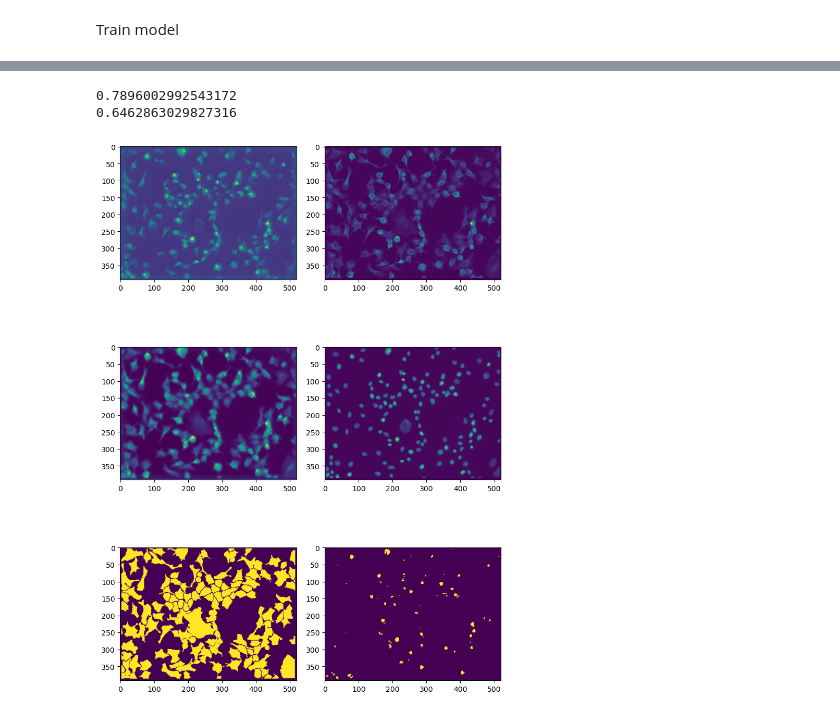
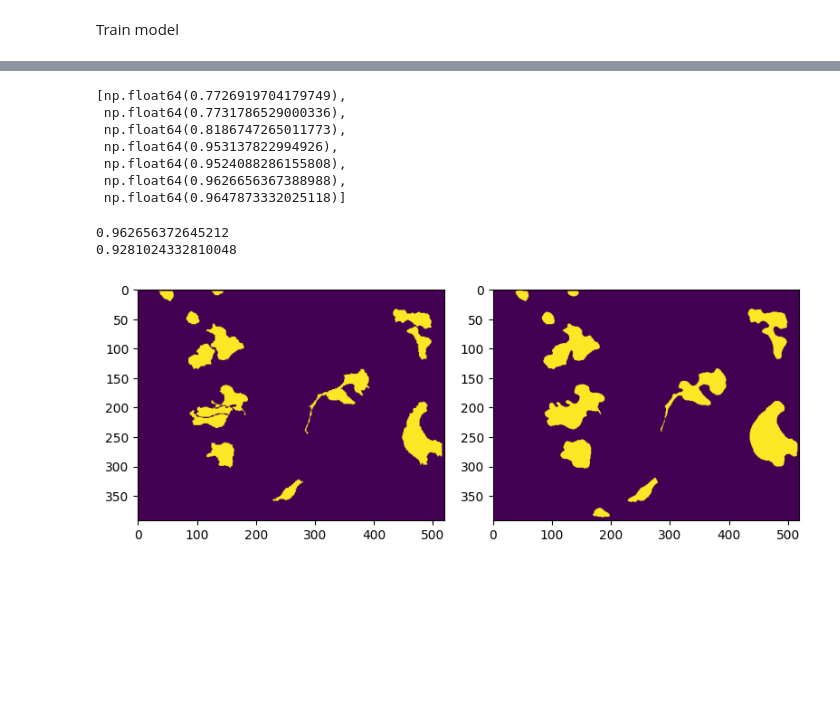
Before and after one commit to atleer/DL-demos, a Jupyter notebook: project_templates/neuroscience/ca_imaging/cellular_segmentation_from_scratch.ipynb, the cells around one changed output, grey strips where cells are left out. Drawn from its saved outputs; the diff is of its cells as text; code cells hidden in the pictures; blank space fills up the shorter version.

```diff
--- a/project_templates/neuroscience/ca_imaging/cellular_segmentation_from_scratch.ipynb
+++ b/project_templates/neuroscience/ca_imaging/cellular_segmentation_from_scratch.ipynb
@@ -107,7 +107,7 @@ g_seed = torch.Generator().manual_seed(SEED)
 
 train_dataloader = DataLoader(train_data, shuffle=True, batch_size=8, generator=g_seed)
 val_dataloader = DataLoader(val_data, shuffle=True, batch_size=8, generator=g_seed)
-test_dataloader = DataLoader(test_data, shuffle=True, batch_size=8, generator=g_seed)
+test_dataloader = DataLoader(test_data, shuffle=True, batch_size=len(train_data), generator=g_seed)
 # %% [markdown]
 Visualize example image from training data
 # %%
@@ -182,10 +183,10 @@ def test_model(model, dataloader, loss_function = nn.CrossEntropyLoss(), device=
 
             loss += loss_function(output[:,0], labels).item()
 
-            pred_labels = output[:,0].detach().cpu().numpy() # Move back to CPU for numpy conversion
-            labels = labels.detach().cpu().numpy() # Move back to CPU for numpy conversion
+            pred_labels = output[:,0].detach().cpu().numpy() > 0.5 # Move back to CPU for numpy conversion
+            labels_acc = labels.detach().cpu().numpy() # Move back to CPU for numpy conversion
 
-            batch_accuracy.append(np.mean((labels == pred_labels).sum(axis=(1,2)) / labels[0].size))
+            batch_accuracy.append(np.mean((labels_acc == pred_labels).sum(axis=(1,2)) / labels_acc[0].size))
 
             print(f'Batch: {batch_idx}, loss: {loss_function(output[:,0], labels).item()}, batch accuracy: {batch_accuracy[-1]}')
 
@@ -197,14 +198,14 @@ def test_model(model, dataloader, loss_function = nn.CrossEntropyLoss(), device=
 train_losses_lr, train_accuracies_lr = [], []
 val_losses_lr, val_accuracies_lr = [], []
 
-for learning_rate in [0.001]:
+for learning_rate in [0.01]:
 
   model = Unet(nbase, nout, kernel_size)
 
   device = 'cuda' if torch.cuda.is_available() else 'cpu'
   model.to(device);
 
-  nepochs = 1
+  nepochs = 7
 
   model.train()
   optimizer = torch.optim.Adam(model.parameters(), lr=learning_rate)
@@ -237,10 +259,20 @@ TypeError: cross_entropy_loss(): argument 'target' (position 2) must be Tensor,
+# %%
+train_accuracies_lr[0]
+# %% [output]
+[np.float64(0.7726919704179749),
+ np.float64(0.7731786529000336),
+ np.float64(0.8186747265011773),
+ np.float64(0.953137822994926),
+ np.float64(0.9524088286155808),
+ np.float64(0.9626656367388988),
+ np.float64(0.9647873332025118)]
 # %%
 from numpy._core.numeric import astype
 model.eval()
 
 with torch.no_grad():
   for val_images, val_labels in val_dataloader:
-    #test_images, test_labels = next(iter(test_dataloader))
+    test_images, test_labels = next(iter(test_dataloader))
 
     # Move data to the specified device
     val_images = val_images.to(device)
@@ -248,27 +280,22 @@ with torch.no_grad():
 
     output = model(val_images)
 
-    pred_labels = (output[:,0].detach().cpu().numpy() > 0.0).astype(int)
+    pred_labels = (output[:,0].detach().cpu().numpy() > 0.5).astype(int)
 
     val_accuracy = (val_labels.cpu().detach().numpy() == pred_labels).sum(axis=(1,2)) / val_labels.cpu().detach().numpy()[0].size
     print(val_accuracy.mean())
 # %% [output]
-0.7896002992543172
-0.6462863029827316
+0.962656372645212
+0.9281024332810048
 # %%
-fig, axes = plt.subplots(ncols=2, nrows=3, figsize = (8,12))
+fig, axes = plt.subplots(ncols = 2, figsize = (8,12))
 
-#output = output.cpu().detach().numpy()
+val_labels_plot = val_labels.cpu().detach().numpy()
 
-axes[0,0].imshow(output[0,0])
-axes[0,1].imshow(val_images[0,0])
-
-axes[1,0].imshow(output[0,1])
-axes[1,1].imshow(val_images[0,1])
-
-axes[2,0].imshow(val_labels[0])
-axes[2,1].imshow(pred_labels[0])
+image_nr = 4
+axes[0].imshow(val_labels_plot[image_nr])
+axes[1].imshow(pred_labels[image_nr])
 
 fig.tight_layout()
 # %% [output]
-[figure, old version]
+[figure, new version]
```
Also changed, not shown: parts of 6 cells of this notebook.
